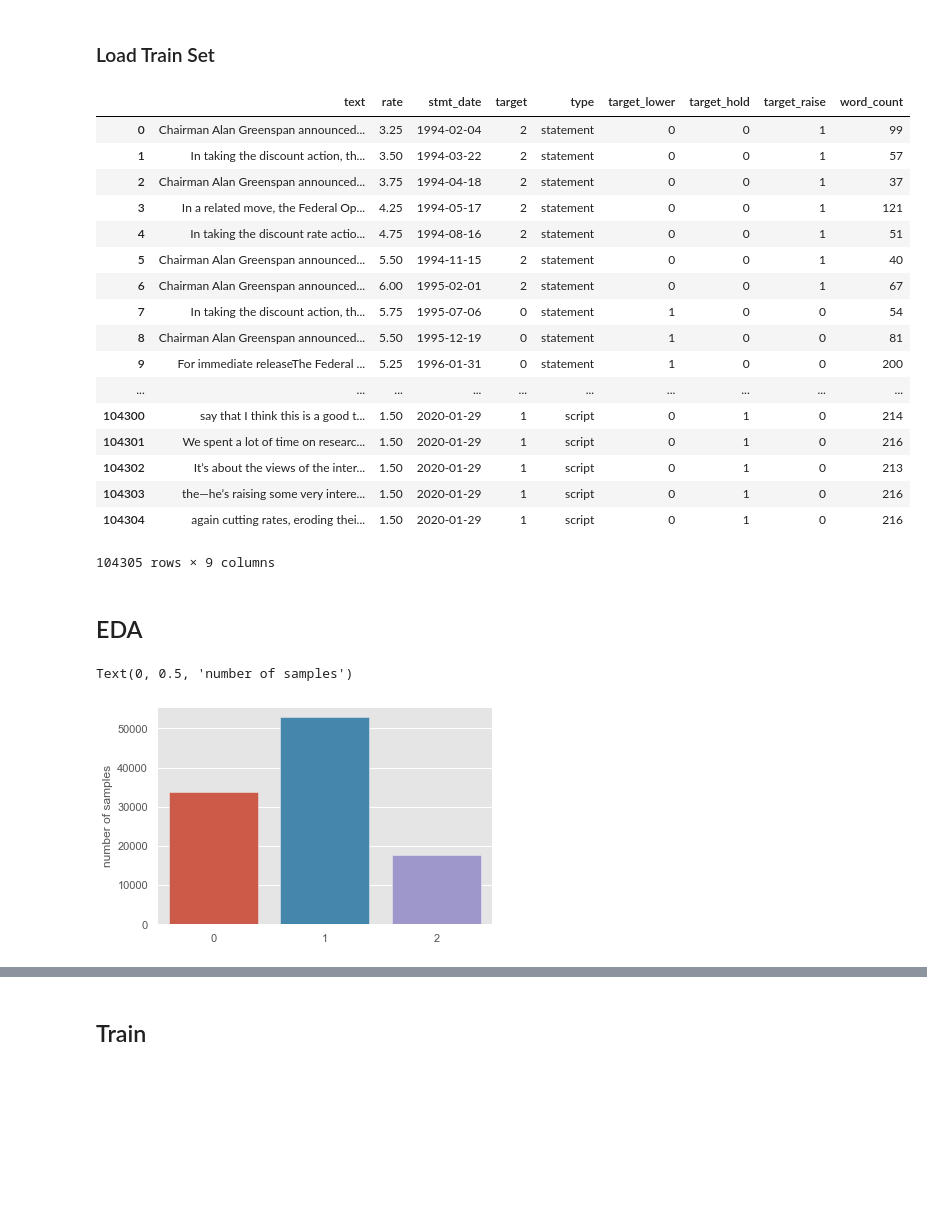
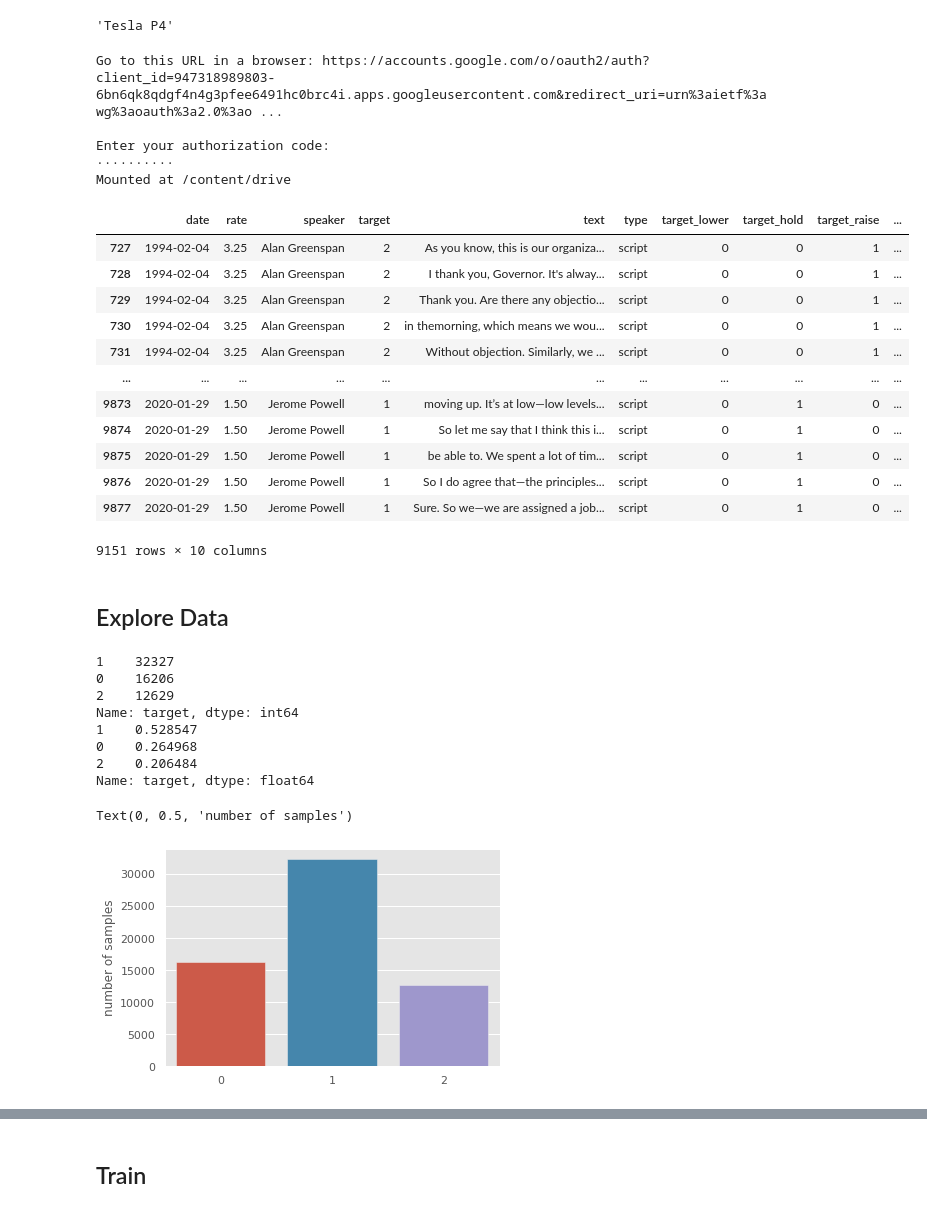
Before and after one commit to yukit-k/centralbank_analysis, a Jupyter notebook: src/FOMC_Analysis_BERT_PyTorch.ipynb, the cells around one changed output, grey strips where cells are left out. Cells and saved outputs as stored; diff of their text form; code cells hidden in the pictures; blank space fills up the shorter version.

```diff
--- a/src/FOMC_Analysis_BERT_PyTorch.ipynb
+++ b/src/FOMC_Analysis_BERT_PyTorch.ipynb
@@ -82,42 +93,65 @@ random.seed(42)
 np.random.seed(42)
 torch.manual_seed(42)
 torch.cuda.manual_seed(42)
-# %% [markdown]
-### Load Train Set
+# %%
+# Check Device
+torch.cuda.get_device_name(0)
+# %% [output]
+'Tesla P4'
+# %%
+# Colab version
+from google.colab import drive
+
+drive.mount('/content/drive')
+# %% [output]
+Go to this URL in a browser: https://accounts.google.com/o/oauth2/auth?client_id=947318989803-6bn6qk8qdgf4n4g3pfee6491hc0brc4i.apps.googleusercontent.com&redirect_uri=urn%3aietf%3awg%3aoauth%3a2.0%3ao ...
+
+Enter your authorization code:
+··········
+Mounted at /content/drive
 # %%
 # Load data
-file = open('../data/FOMC/train_split_df.pickle', 'rb')
+file = open('drive/My Drive/Colab Data/train_split_df.pickle', 'rb')
+df = pickle.load(file)
 
-df = pickle.load(file)
+#file = open('drive/My Drive/Colab Data/train_df.pickle', 'rb')
+#df = pd.read_csv('train_split_df.csv', index_col=0)
+
 file.close()
 
-df
+df.loc[df['type']=='script']
 # %% [output]
-|  | text | rate | stmt_date | target | type | target_lower | target_hold | target_raise | word_count |
-| 0 | Chairman Alan Greenspan announced... | 3.25 | 1994-02-04 | 2 | statement | 0 | 0 | 1 | 99 |
-| 1 | In taking the discount action, th... | 3.50 | 1994-03-22 | 2 | statement | 0 | 0 | 1 | 57 |
-| 2 | Chairman Alan Greenspan announced... | 3.75 | 1994-04-18 | 2 | statement | 0 | 0 | 1 | 37 |
-| 3 | In a related move, the Federal Op... | 4.25 | 1994-05-17 | 2 | statement | 0 | 0 | 1 | 121 |
-| 4 | In taking the discount rate actio... | 4.75 | 1994-08-16 | 2 | statement | 0 | 0 | 1 | 51 |
-| 5 | Chairman Alan Greenspan announced... | 5.50 | 1994-11-15 | 2 | statement | 0 | 0 | 1 | 40 |
-| 6 | Chairman Alan Greenspan announced... | 6.00 | 1995-02-01 | 2 | statement | 0 | 0 | 1 | 67 |
-| 7 | In taking the discount action, th... | 5.75 | 1995-07-06 | 0 | statement | 1 | 0 | 0 | 54 |
-| 8 | Chairman Alan Greenspan announced... | 5.50 | 1995-12-19 | 0 | statement | 1 | 0 | 0 | 81 |
-| 9 | For immediate releaseThe Federal ... | 5.25 | 1996-01-31 | 0 | statement | 1 | 0 | 0 | 200 |
-| ... | ... | ... | ... | ... | ... | ... | ... | ... | ... |
-| 104300 | say that I think this is a good t... | 1.50 | 2020-01-29 | 1 | script | 0 | 1 | 0 | 214 |
-| 104301 | We spent a lot of time on researc... | 1.50 | 2020-01-29 | 1 | script | 0 | 1 | 0 | 216 |
-| 104302 | It’s about the views of the inter... | 1.50 | 2020-01-29 | 1 | script | 0 | 1 | 0 | 213 |
-| 104303 | the—he’s raising some very intere... | 1.50 | 2020-01-29 | 1 | script | 0 | 1 | 0 | 216 |
-| 104304 | again cutting rates, eroding thei... | 1.50 | 2020-01-29 | 1 | script | 0 | 1 | 0 | 216 |
+|  | date | rate | speaker | target | text | type | target_lower | target_hold | target_raise | ... |
+| 727 | 1994-02-04 | 3.25 | Alan Greenspan | 2 | As you know, this is our organiza... | script | 0 | 0 | 1 | ... |
+| 728 | 1994-02-04 | 3.25 | Alan Greenspan | 2 | I thank you, Governor. It's alway... | script | 0 | 0 | 1 | ... |
+| 729 | 1994-02-04 | 3.25 | Alan Greenspan | 2 | Thank you. Are there any objectio... | script | 0 | 0 | 1 | ... |
+| 730 | 1994-02-04 | 3.25 | Alan Greenspan | 2 | in themorning, which means we wou... | script | 0 | 0 | 1 | ... |
+| 731 | 1994-02-04 | 3.25 | Alan Greenspan | 2 | Without objection. Similarly, we ... | script | 0 | 0 | 1 | ... |
+| ... | ... | ... | ... | ... | ... | ... | ... | ... | ... | ... |
+| 9873 | 2020-01-29 | 1.50 | Jerome Powell | 1 | moving up. It’s at low—low levels... | script | 0 | 1 | 0 | ... |
+| 9874 | 2020-01-29 | 1.50 | Jerome Powell | 1 | So let me say that I think this i... | script | 0 | 1 | 0 | ... |
+| 9875 | 2020-01-29 | 1.50 | Jerome Powell | 1 | be able to. We spent a lot of tim... | script | 0 | 1 | 0 | ... |
+| 9876 | 2020-01-29 | 1.50 | Jerome Powell | 1 | So I do agree that—the principles... | script | 0 | 1 | 0 | ... |
+| 9877 | 2020-01-29 | 1.50 | Jerome Powell | 1 | Sure. So we—we are assigned a job... | script | 0 | 1 | 0 | ... |
-104305 rows × 9 columns
+9151 rows × 10 columns
-# %% [markdown]
-## EDA
+# %% [markdown]
+## Explore Data
 # %%
+# The number of data per Target Labels
 x = df.target.value_counts()
+print(x)
+print(x/sum(x))
 sns.barplot(x.index, x)
 plt.gca().set_ylabel('number of samples')
 # %% [output]
-Text(0, 0.5, 'number of samples')
+1    32327
+0    16206
+2    12629
+Name: target, dtype: int64
+1    0.528547
+0    0.264968
+2    0.206484
+Name: target, dtype: float64
+Text(0, 0.5, 'number of samples')
-[figure, old version]
+[figure, new version]
 # %%
```
Also changed, not shown: parts of 34 cells of this notebook.
